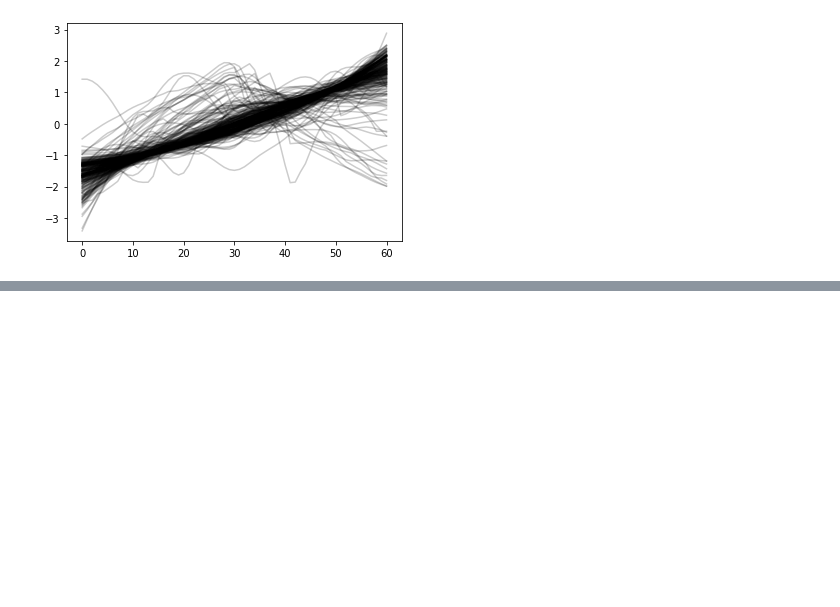
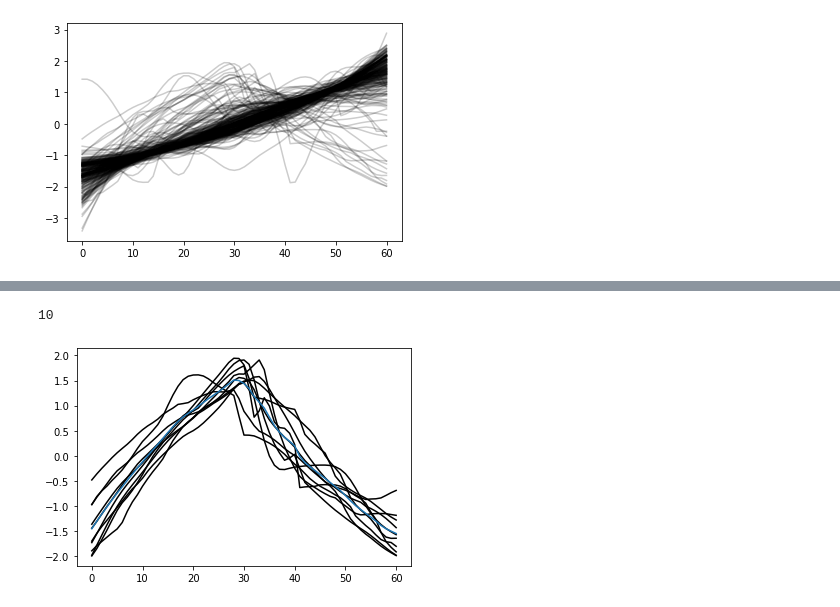
Before and after one commit to cristinarainich/MLTSA22_KRainich, a Jupyter notebook: train/03_08.ipynb, the cells around one changed output, grey strips where cells are left out. Drawn from its saved outputs; the diff is of its cells as text; code cells hidden in the pictures; blank space fills up the shorter version.

```diff
--- a/train/03_08.ipynb
+++ b/train/03_08.ipynb
@@ -103,0 +108,7 @@ pl.plot(x[c[1]==3].T, 'k');
+# %%
+pl.plot(x[c[1]==1].T, 'k');
+pl.plot(c[0][1].T)
+(c[1]==1).sum()
+# %% [output]
+10
+[figure, added]
```
Also changed, not shown: parts of 6 cells of this notebook.
